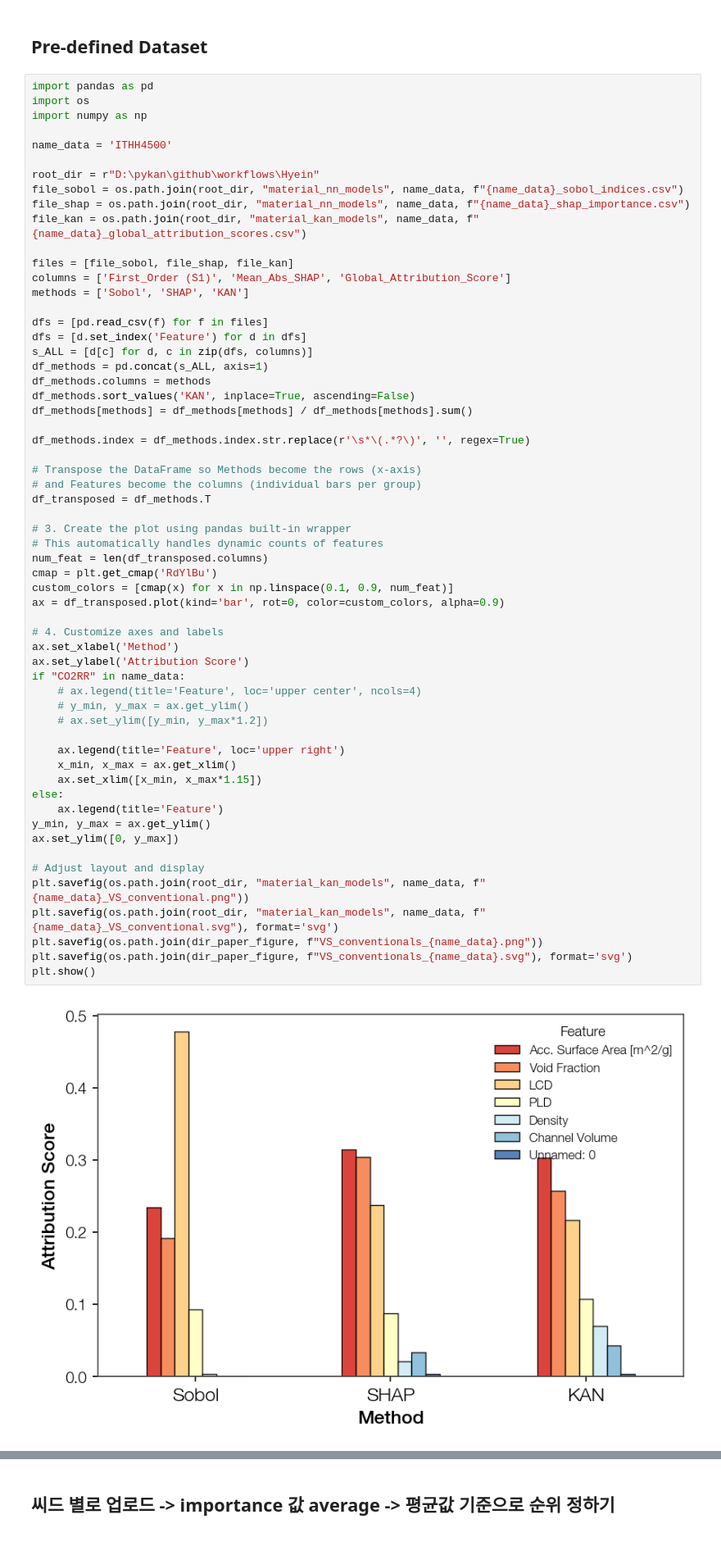
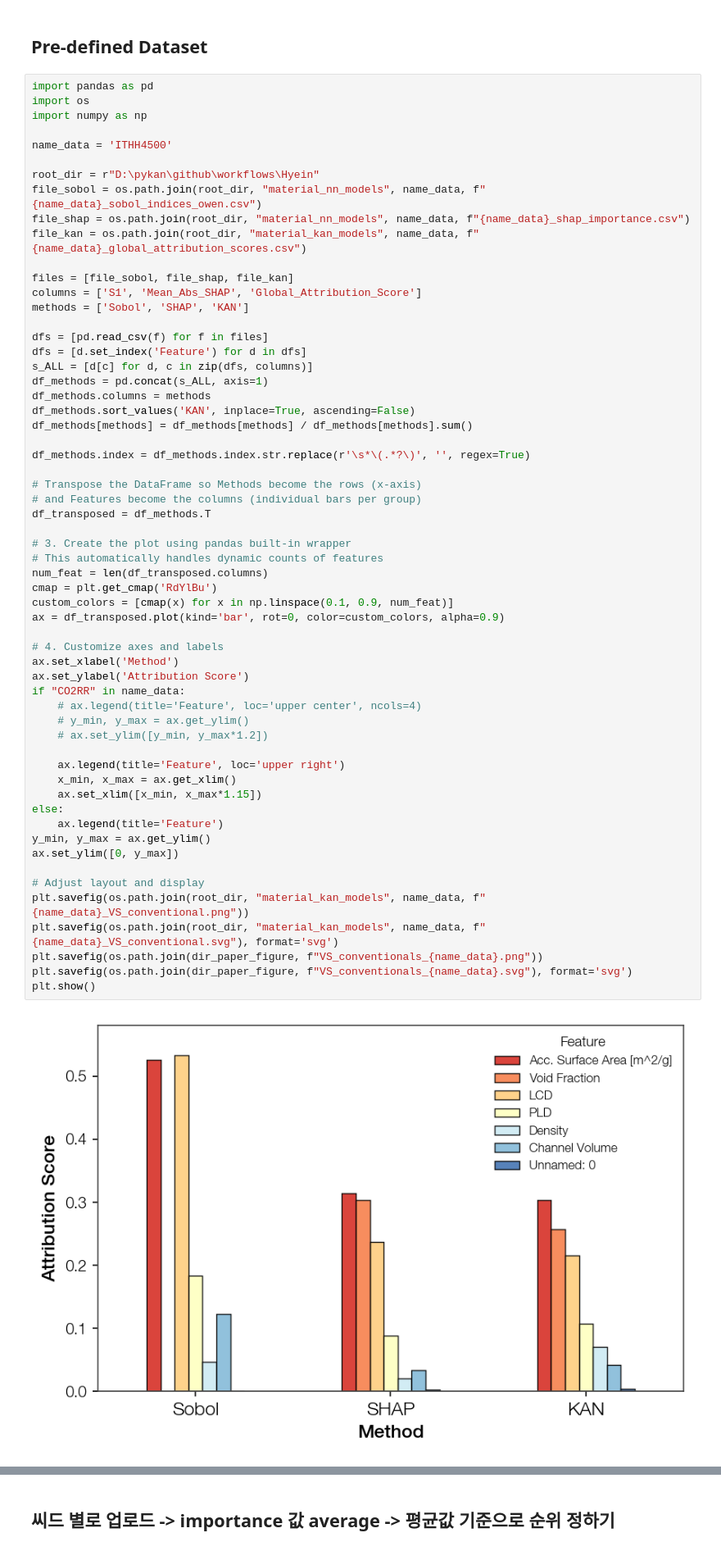
Before and after one commit to foodbanana/pykan, a Jupyter notebook: github/workflows/Hyein/plot_conventional.ipynb, the cells around one changed output, grey strips where cells are left out. Shown at 82% size. Saved outputs shown, nothing was run; the diff lists cells and outputs as text.

Commit message:
Sobol based on boostrap

```diff
--- a/github/workflows/Hyein/plot_conventional.ipynb
+++ b/github/workflows/Hyein/plot_conventional.ipynb
@@ -171,12 +171,12 @@ import numpy as np
 name_data = 'ITHH4500'
 
 root_dir = r"D:\pykan\github\workflows\Hyein"
-file_sobol = os.path.join(root_dir, "material_nn_models", name_data, f"{name_data}_sobol_indices.csv")
+file_sobol = os.path.join(root_dir, "material_nn_models", name_data, f"{name_data}_sobol_indices_owen.csv")
 file_shap = os.path.join(root_dir, "material_nn_models", name_data, f"{name_data}_shap_importance.csv")
 file_kan = os.path.join(root_dir, "material_kan_models", name_data, f"{name_data}_global_attribution_scores.csv")
 
 files = [file_sobol, file_shap, file_kan]
-columns = ['First_Order (S1)', 'Mean_Abs_SHAP', 'Global_Attribution_Score']
+columns = ['S1', 'Mean_Abs_SHAP', 'Global_Attribution_Score']
 methods = ['Sobol', 'SHAP', 'KAN']
 
 dfs = [pd.read_csv(f) for f in files]
@@ -196,34 +196,34 @@ df_transposed = df_methods.T
 # 3. Create the plot using pandas built-in wrapper
 # This automatically handles dynamic counts of features
 num_feat = len(df_transposed.columns)
 cmap = plt.get_cmap('RdYlBu')
 custom_colors = [cmap(x) for x in np.linspace(0.1, 0.9, num_feat)]
 ax = df_transposed.plot(kind='bar', rot=0, color=custom_colors, alpha=0.9)
 
 # 4. Customize axes and labels
 ax.set_xlabel('Method')
 ax.set_ylabel('Attribution Score')
 if "CO2RR" in name_data:
     # ax.legend(title='Feature', loc='upper center', ncols=4)
     # y_min, y_max = ax.get_ylim()
     # ax.set_ylim([y_min, y_max*1.2])
 
     ax.legend(title='Feature', loc='upper right')
     x_min, x_max = ax.get_xlim()
     ax.set_xlim([x_min, x_max*1.15])
 else:
     ax.legend(title='Feature')
 y_min, y_max = ax.get_ylim()
 ax.set_ylim([0, y_max])
 
 # Adjust layout and display
 plt.savefig(os.path.join(root_dir, "material_kan_models", name_data, f"{name_data}_VS_conventional.png"))
 plt.savefig(os.path.join(root_dir, "material_kan_models", name_data, f"{name_data}_VS_conventional.svg"), format='svg')
 plt.savefig(os.path.join(dir_paper_figure, f"VS_conventionals_{name_data}.png"))
 plt.savefig(os.path.join(dir_paper_figure, f"VS_conventionals_{name_data}.svg"), format='svg')
 plt.show()
 # %% [output]
-[figure, old version]
+[figure, new version]
 # %%
 import pandas as pd
 import os
```
Also changed, not shown: 19 other files.
